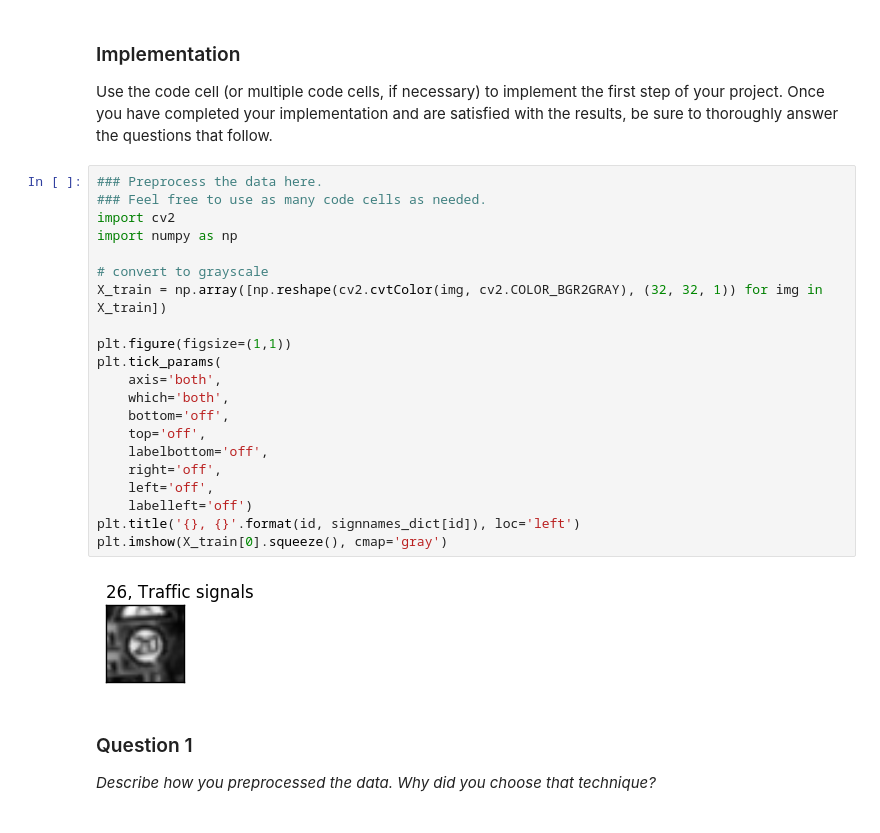
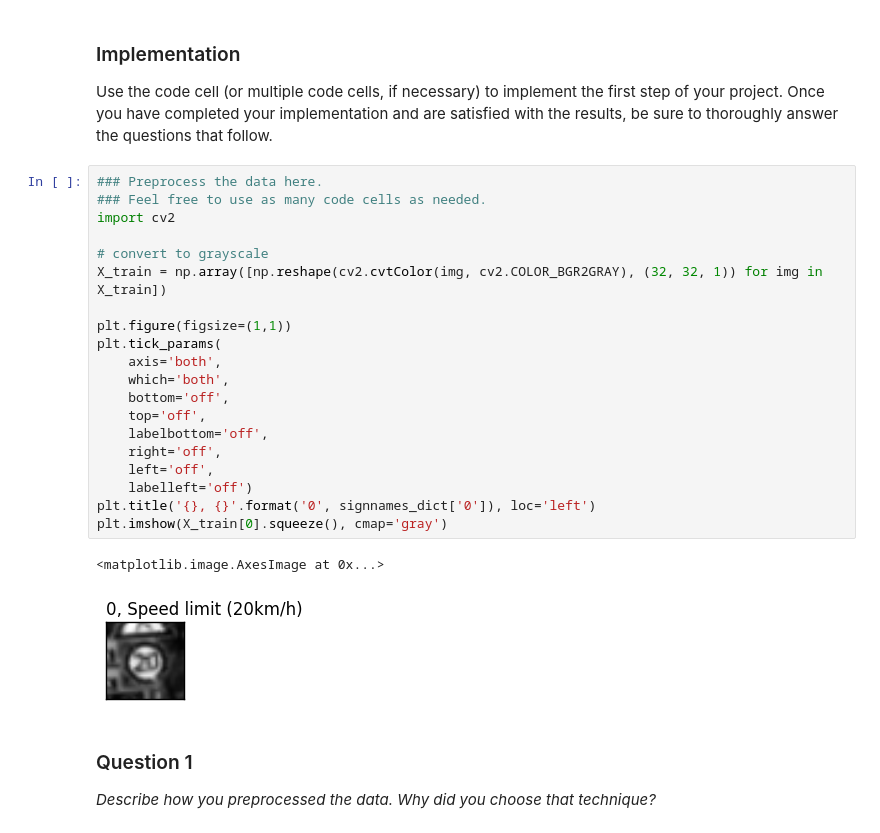
Before and after one commit to SamSamskies/CarND-Traffic-Sign-Classifier-Project, a Jupyter notebook: Traffic_Sign_Classifier.ipynb, the cells around one changed output. Cells and saved outputs as stored; diff of their text form.

```diff
--- a/Traffic_Sign_Classifier.ipynb
+++ b/Traffic_Sign_Classifier.ipynb
@@ -134,26 +135,26 @@ Use the code cell (or multiple code cells, if necessary) to implement the first
 # %%
 ### Preprocess the data here.
 ### Feel free to use as many code cells as needed.
 import cv2
-import numpy as np
 
 # convert to grayscale
 X_train = np.array([np.reshape(cv2.cvtColor(img, cv2.COLOR_BGR2GRAY), (32, 32, 1)) for img in X_train])
 
 plt.figure(figsize=(1,1))
 plt.tick_params(
     axis='both',
     which='both',
     bottom='off',
     top='off',
     labelbottom='off',
     right='off',
     left='off',
     labelleft='off')
-plt.title('{}, {}'.format(id, signnames_dict[id]), loc='left')
+plt.title('{}, {}'.format('0', signnames_dict['0']), loc='left')
 plt.imshow(X_train[0].squeeze(), cmap='gray')
 # %% [output]
+<matplotlib.image.AxesImage at 0x...>
-[figure, old version]
+[figure, new version]
 # %% [markdown]
 ### Question 1
 
```
Also changed, not shown: parts of 2 cells of this notebook.
